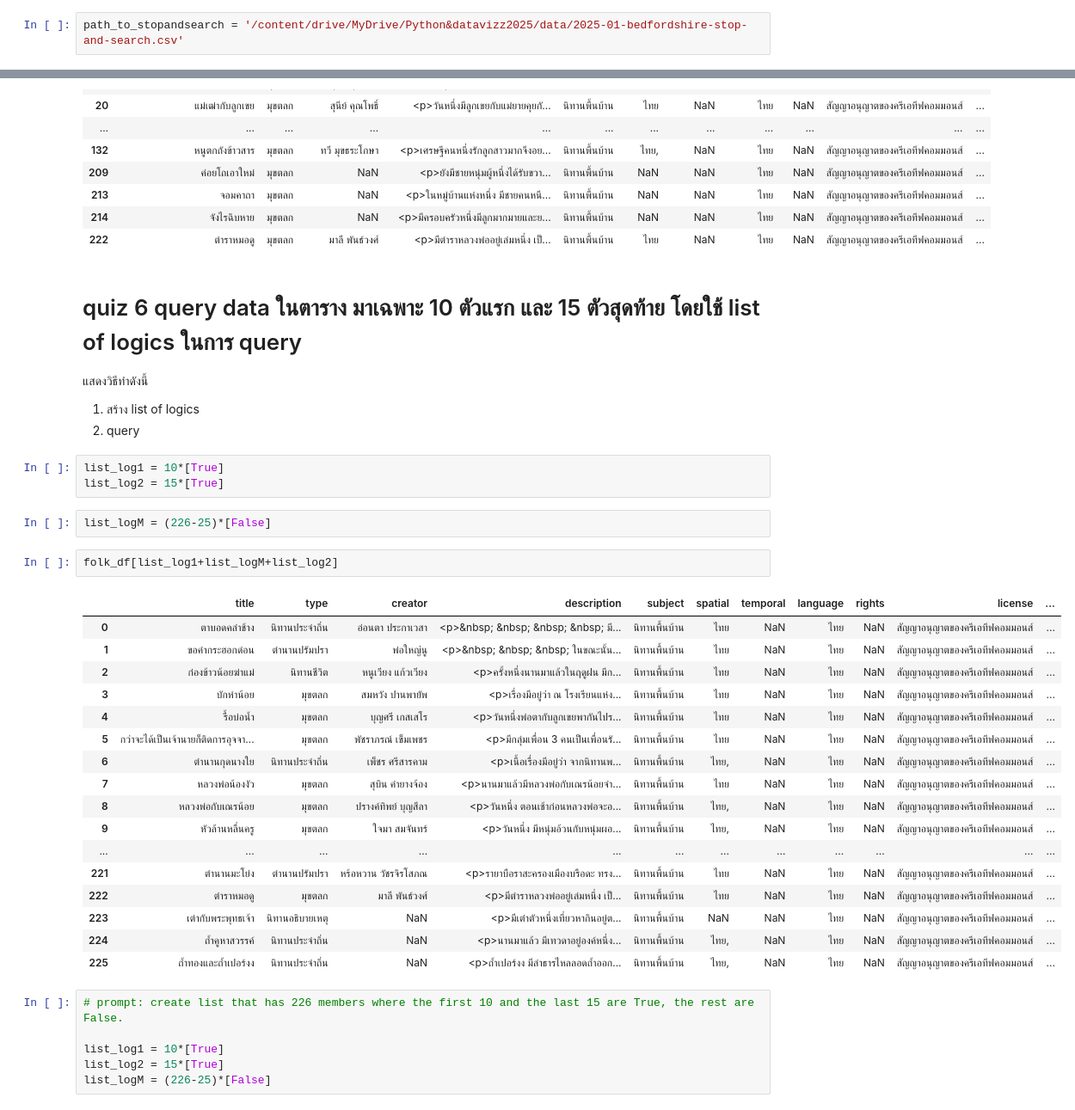
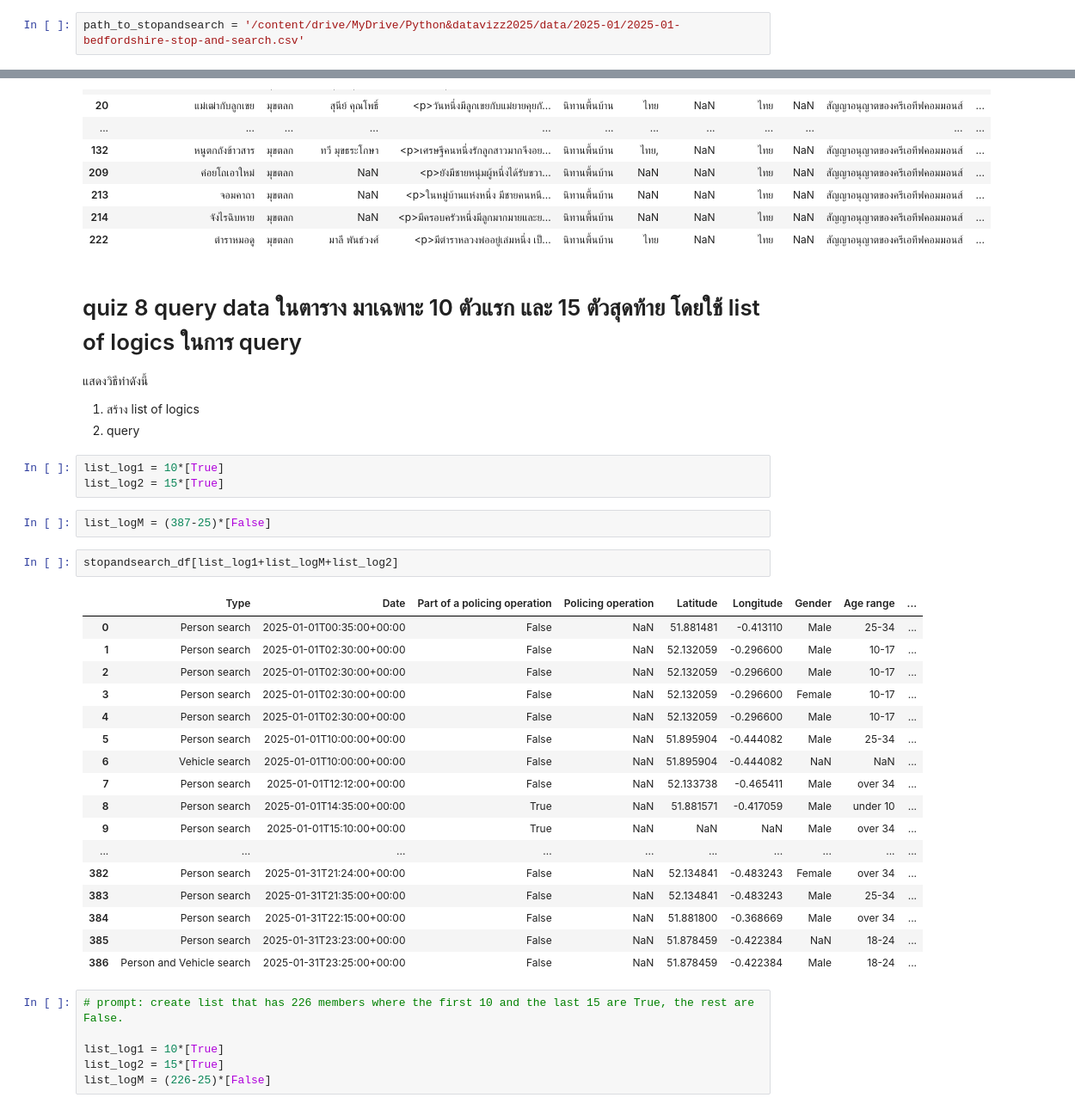
Before and after one commit to Thanyarat281-6/dataviz2025, a Jupyter notebook: 663020281_6__Pandas_101_2025.ipynb, the cells around one changed output, grey strips where cells are left out. Shown: that part at 86% size. Cells and saved outputs as stored; diff of their text form.

Commit message:
Quiz8-2

```diff
--- a/663020281_6__Pandas_101_2025.ipynb
+++ b/663020281_6__Pandas_101_2025.ipynb
@@ -51,5 +37,5 @@ Mounted at /content/drive
 # %%
-path_to_stopandsearch = '/content/drive/MyDrive/Python&datavizz2025/data/2025-01-bedfordshire-stop-and-search.csv'
+path_to_stopandsearch = '/content/drive/MyDrive/Python&datavizz2025/data/2025-01/2025-01-bedfordshire-stop-and-search.csv'
 # %% [markdown]
 ## load data to memory
 # %%
@@ -190,7 +271,7 @@ folk_df[folk_df['type']=='มุขตลก']
 | 214 | จังไรฉิบหาย | มุขตลก | NaN | <p>มีครอบครัวหนึ่งมีลูกมากมายและย... | นิทานพื้นบ้าน | NaN | NaN | ไทย | NaN | สัญญาอนุญาตของครีเอทีฟคอมมอนส์ | ... |
 | 222 | ตำราหมอดู | มุขตลก | มาลี พันธ์วงศ์ | <p>มีตำราหลวงพ่ออยู่เล่มหนึ่ง เป็... | นิทานพื้นบ้าน | ไทย | NaN | ไทย | NaN | สัญญาอนุญาตของครีเอทีฟคอมมอนส์ | ... |
 # %% [markdown]
-# quiz 6 query data ในตาราง มาเฉพาะ 10 ตัวแรก และ 15 ตัวสุดท้าย โดยใช้ list of logics ในการ query
+# quiz 8 query data ในตาราง มาเฉพาะ 10 ตัวแรก และ 15 ตัวสุดท้าย โดยใช้ list of logics ในการ query
 
 แสดงวิธีทำดังนี้
 1. สร้าง list of logics
@@ -199,27 +280,27 @@ folk_df[folk_df['type']=='มุขตลก']
 list_log1 = 10*[True]
 list_log2 = 15*[True]
 # %%
-list_logM = (226-25)*[False]
+list_logM = (387-25)*[False]
 # %%
-folk_df[list_log1+list_logM+list_log2]
+stopandsearch_df[list_log1+list_logM+list_log2]
 # %% [output]
-|  | title | type | creator | description | subject | spatial | temporal | language | rights | license | ... |
-| 0 | ตาบอดคลำช้าง | นิทานประจำถิ่น | อ่อนตา ประกาเวสา | <p>&nbsp; &nbsp; &nbsp; &nbsp; มี... | นิทานพื้นบ้าน | ไทย | NaN | ไทย | NaN | สัญญาอนุญาตของครีเอทีฟคอมมอนส์ | ... |
-| 1 | ขอคำกระฮอกด่อน | ตำนานปรัมปรา | พ่อใหญ่นู | <p>&nbsp; &nbsp; &nbsp; ในขณะนั้น... | นิทานพื้นบ้าน | ไทย | NaN | ไทย | NaN | สัญญาอนุญาตของครีเอทีฟคอมมอนส์ | ... |
-| 2 | ก่องข้าวน้อยฆ่าแม่ | นิทานชีวิต | หนูเวียง แก้วเวียง | <p>ครั้งหนึ่งนานมาแล้วในฤดูฝน มีก... | นิทานพื้นบ้าน | ไทย | NaN | ไทย | NaN | สัญญาอนุญาตของครีเอทีฟคอมมอนส์ | ... |
-| 3 | บักหำน้อย | มุขตลก | สมหวัง ปานพายัพ | <p>เรื่องมีอยู่ว่า ณ โรงเรียนแห่ง... | นิทานพื้นบ้าน | ไทย | NaN | ไทย | NaN | สัญญาอนุญาตของครีเอทีฟคอมมอนส์ | ... |
-| 4 | รื้อบ่อน้ำ | มุขตลก | บุญศรี เกสเสโร | <p>วันหนึ่งพ่อตากับลูกเขยพากันไปร... | นิทานพื้นบ้าน | ไทย | NaN | ไทย | NaN | สัญญาอนุญาตของครีเอทีฟคอมมอนส์ | ... |
-| 5 | กว่าจะได้เป็นเจ้านายก็ติดการอุจจา... | มุขตลก | พัชราภรณ์ เข็มเพชร | <p>มีกลุ่มเพื่อน 3 คนเป็นเพื่อนรั... | นิทานพื้นบ้าน | ไทย | NaN | ไทย | NaN | สัญญาอนุญาตของครีเอทีฟคอมมอนส์ | ... |
-| 6 | ตำนานกุดนางใย | นิทานประจำถิ่น | เพ็ชร ศรีสารคาม | <p>เนื้อเรื่องมีอยู่ว่า จากนิทานพ... | นิทานพื้นบ้าน | ไทย, | NaN | ไทย | NaN | สัญญาอนุญาตของครีเอทีฟคอมมอนส์ | ... |
-| 7 | หลวงพ่อน้องงัว | มุขตลก | สุบิน คำยางจ้อง | <p>นานมาแล้วมีหลวงพ่อกับเณรน้อยจำ... | นิทานพื้นบ้าน | ไทย | NaN | ไทย | NaN | สัญญาอนุญาตของครีเอทีฟคอมมอนส์ | ... |
-| 8 | หลวงพ่อกับเณรน้อย | มุขตลก | ปรางค์ทิพย์ บุญสีลา | <p>วันหนึ่ง ตอนเช้าก่อนหลวงพ่อจะอ... | นิทานพื้นบ้าน | ไทย, | NaN | ไทย | NaN | สัญญาอนุญาตของครีเอทีฟคอมมอนส์ | ... |
-| 9 | หัวล้านหลื่นครู | มุขตลก | ใจมา สมจันทร์ | <p>วันหนึ่ง มีหนุ่มอ้วนกับหนุ่มผอ... | นิทานพื้นบ้าน | ไทย, | NaN | ไทย | NaN | สัญญาอนุญาตของครีเอทีฟคอมมอนส์ | ... |
-| ... | ... | ... | ... | ... | ... | ... | ... | ... | ... | ... | ... |
-| 221 | ตำนานมะโย่ง | ตำนานปรัมปรา | หร้อหวาน วัชรจิรโสภณ | <p>รายาบือราสะครองเมืองบรือดะ ทรง... | นิทานพื้นบ้าน | ไทย | NaN | ไทย | NaN | สัญญาอนุญาตของครีเอทีฟคอมมอนส์ | ... |
-| 222 | ตำราหมอดู | มุขตลก | มาลี พันธ์วงศ์ | <p>มีตำราหลวงพ่ออยู่เล่มหนึ่ง เป็... | นิทานพื้นบ้าน | ไทย | NaN | ไทย | NaN | สัญญาอนุญาตของครีเอทีฟคอมมอนส์ | ... |
-| 223 | เต่ากับพระพุทธเจ้า | นิทานอธิบายเหตุ | NaN | <p>มีเต่าตัวหนึ่งเที่ยวหากินอยู่ต... | นิทานพื้นบ้าน | NaN | NaN | ไทย | NaN | สัญญาอนุญาตของครีเอทีฟคอมมอนส์ | ... |
-| 224 | ถ้ำคูหาสวรรค์ | นิทานประจำถิ่น | NaN | <p>นานมาแล้ว มีเทวดาอยู่องค์หนึ่ง... | นิทานพื้นบ้าน | ไทย, | NaN | ไทย | NaN | สัญญาอนุญาตของครีเอทีฟคอมมอนส์ | ... |
-| 225 | ถ้ำทองและถ้ำเปอร์งง | นิทานประจำถิ่น | NaN | <p>ถ้ำเปอร์งง มีลำธารไหลลอดถ้ำออก... | นิทานพื้นบ้าน | ไทย, | NaN | ไทย | NaN | สัญญาอนุญาตของครีเอทีฟคอมมอนส์ | ... |
+|  | Type | Date | Part of a policing operation | Policing operation | Latitude | Longitude | Gender | Age range | ... |
+| 0 | Person search | 2025-01-01T00:35:00+00:00 | False | NaN | 51.881481 | -0.413110 | Male | 25-34 | ... |
+| 1 | Person search | 2025-01-01T02:30:00+00:00 | False | NaN | 52.132059 | -0.296600 | Male | 10-17 | ... |
+| 2 | Person search | 2025-01-01T02:30:00+00:00 | False | NaN | 52.132059 | -0.296600 | Male | 10-17 | ... |
+| 3 | Person search | 2025-01-01T02:30:00+00:00 | False | NaN | 52.132059 | -0.296600 | Female | 10-17 | ... |
+| 4 | Person search | 2025-01-01T02:30:00+00:00 | False | NaN | 52.132059 | -0.296600 | Male | 10-17 | ... |
+| 5 | Person search | 2025-01-01T10:00:00+00:00 | False | NaN | 51.895904 | -0.444082 | Male | 25-34 | ... |
+| 6 | Vehicle search | 2025-01-01T10:00:00+00:00 | False | NaN | 51.895904 | -0.444082 | NaN | NaN | ... |
+| 7 | Person search | 2025-01-01T12:12:00+00:00 | False | NaN | 52.133738 | -0.465411 | Male | over 34 | ... |
+| 8 | Person search | 2025-01-01T14:35:00+00:00 | True | NaN | 51.881571 | -0.417059 | Male | under 10 | ... |
+| 9 | Person search | 2025-01-01T15:10:00+00:00 | True | NaN | NaN | NaN | Male | over 34 | ... |
+| ... | ... | ... | ... | ... | ... | ... | ... | ... | ... |
+| 382 | Person search | 2025-01-31T21:24:00+00:00 | False | NaN | 52.134841 | -0.483243 | Female | over 34 | ... |
+| 383 | Person search | 2025-01-31T21:35:00+00:00 | False | NaN | 52.134841 | -0.483243 | Male | 25-34 | ... |
+| 384 | Person search | 2025-01-31T22:15:00+00:00 | False | NaN | 51.881800 | -0.368669 | Male | over 34 | ... |
+| 385 | Person search | 2025-01-31T23:23:00+00:00 | False | NaN | 51.878459 | -0.422384 | NaN | 18-24 | ... |
+| 386 | Person and Vehicle search | 2025-01-31T23:25:00+00:00 | False | NaN | 51.878459 | -0.422384 | Male | 18-24 | ... |
 # %%
 # prompt: create list that has 226 members where the first 10 and the last 15 are True, the rest are False.
 
```
Also changed, not shown: parts of 50 cells of this notebook.
